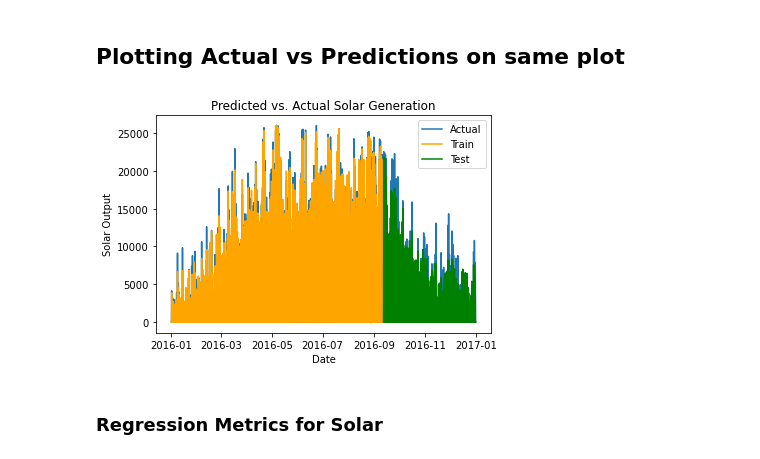
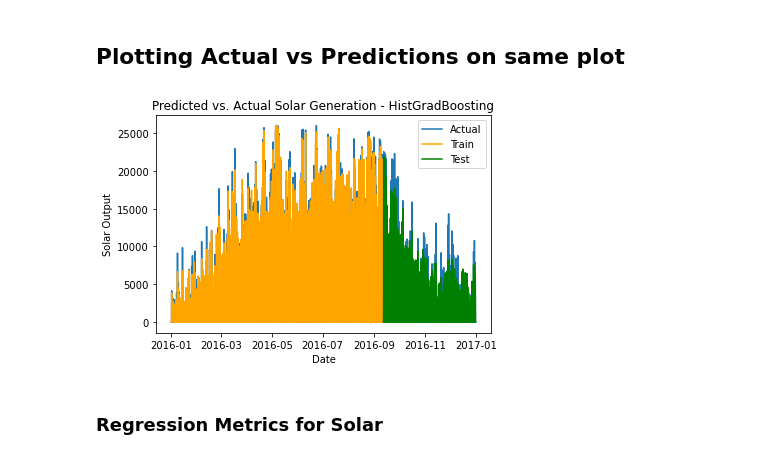
Before and after one commit to DheerajKN/Renewable-Energy-Prediction, a Jupyter notebook: 2. ML - LazyPredict.ipynb, the cells around one changed output. Cells and saved outputs as stored; diff of their text form; code cells hidden in the pictures.

```diff
--- a/2. ML - LazyPredict.ipynb
+++ b/2. ML - LazyPredict.ipynb
@@ -126,29 +126,29 @@ average = 0.9173441664489002
 # %%
 hgbr = HistGradientBoostingRegressor().fit(X_solar_train, y_solar_train)
 
 train_solar_pred = hgbr.predict(X_solar_train)
 test_solar_pred = hgbr.predict(X_solar_test)
 
 # thesis_dataset = thesis_dataset.reset_index()
 df = thesis_dataset[['DE_solar_generation_actual']]
 
 train_df = train[['DE_solar_generation_actual']]
 train_df.loc[:, 'DE_solar_generation_actual'] = train_solar_pred
 
 test_df = test[['DE_solar_generation_actual']]
 test_df.loc[:, 'DE_solar_generation_actual'] = test_solar_pred
 
 # # Plot all predictions
 inversetransform, =plt.plot(df, label = 'Actual')
 trainpredx, =plt.plot(train_df, color='orange', label = 'Train')
 testpredx, =plt.plot(test_df, color='green', label = 'Test')
 plt.xlabel('Date')
 plt.ylabel('Solar Output')
 plt.legend(loc="upper right")
-plt.title("Predicted vs. Actual Solar Generation")
+plt.title("Predicted vs. Actual Solar Generation - HistGradBoosting")
 plt.show()
 # %% [output]
-[figure, old version]
+[figure, new version]
 # %% [markdown]
 ### Regression Metrics for Solar
 # %%
```
Also changed, not shown: parts of 7 cells of this notebook, 4 other files.
